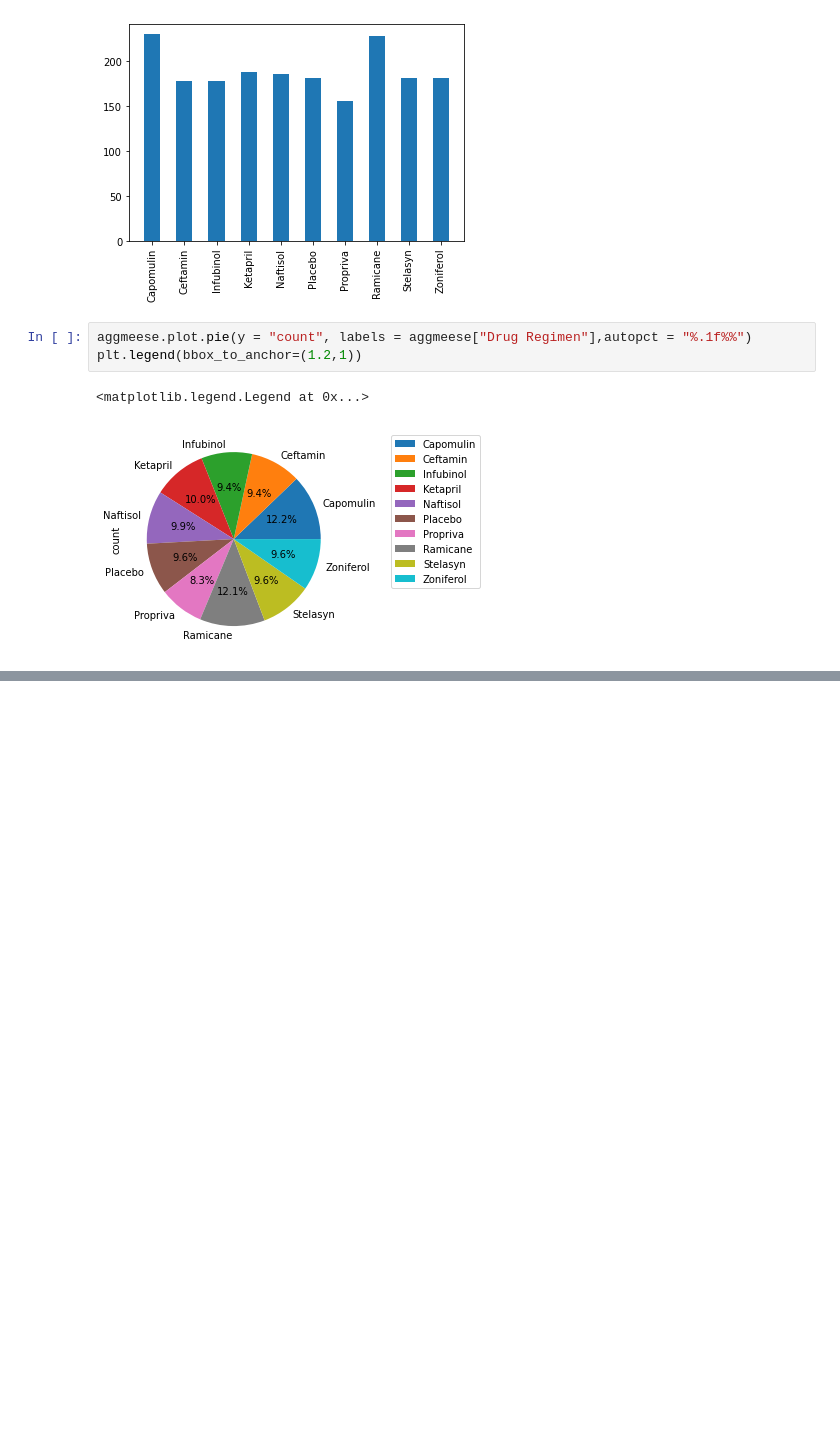
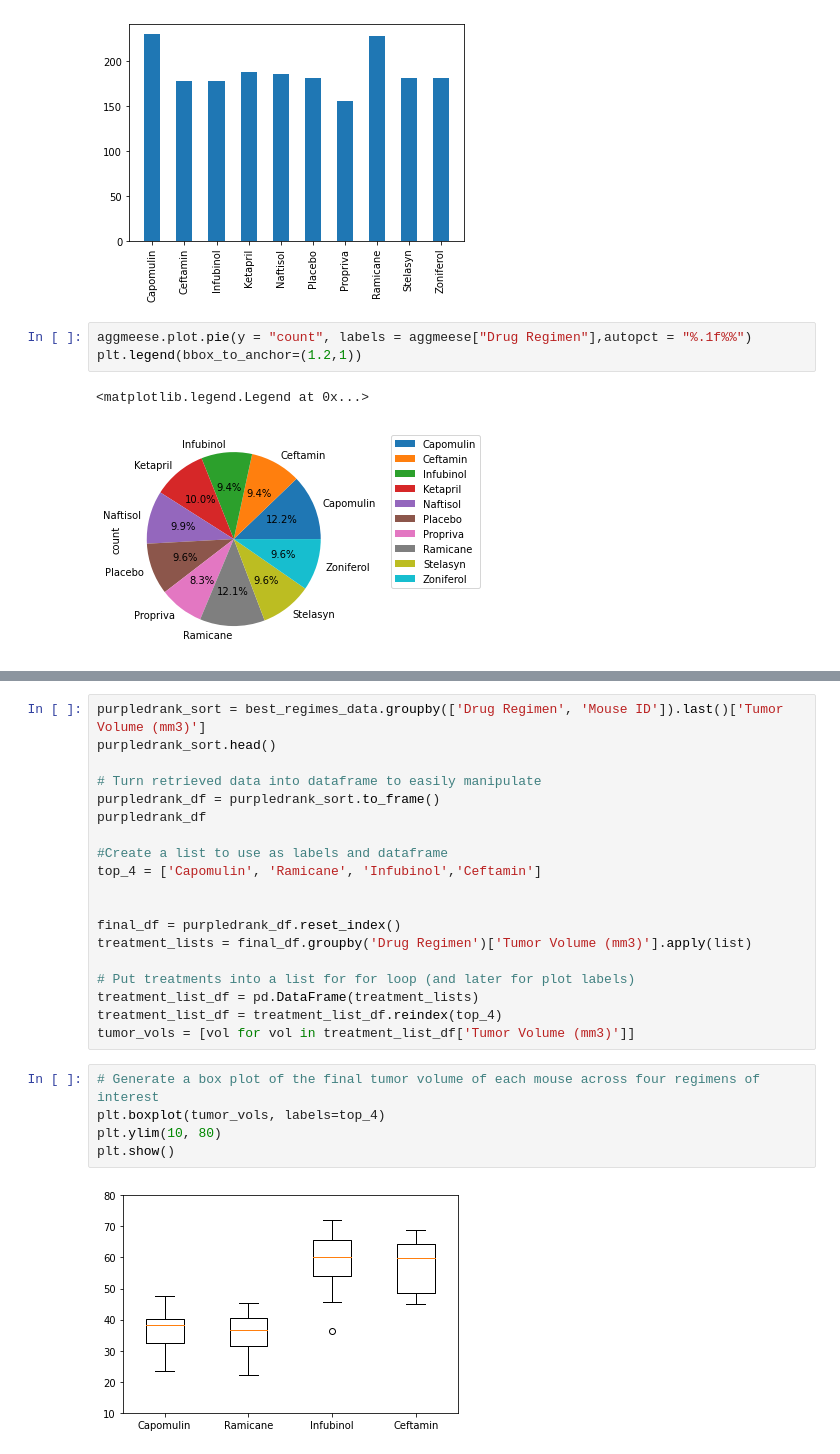
Before and after one commit to whoisjoshmills/Matplotlib_Challenge, a Jupyter notebook: pymaceuticals.ipynb, the cells around one changed output, grey strips where cells are left out. Drawn from its saved outputs; the diff is of its cells as text; blank space fills up the shorter version.

```diff
--- a/pymaceuticals.ipynb
+++ b/pymaceuticals.ipynb
@@ -148,0 +214,26 @@ plt.pie(aggmeese["count"],labels =aggmeese["Drug Regimen"],autopct = "%.1f%%")
+# %%
+purpledrank_sort = best_regimes_data.groupby(['Drug Regimen', 'Mouse ID']).last()['Tumor Volume (mm3)']
+purpledrank_sort.head()
+
+# Turn retrieved data into dataframe to easily manipulate
+purpledrank_df = purpledrank_sort.to_frame()
+purpledrank_df
+
+#Create a list to use as labels and dataframe
+top_4 = ['Capomulin', 'Ramicane', 'Infubinol','Ceftamin']
+
+
+final_df = purpledrank_df.reset_index()
+treatment_lists = final_df.groupby('Drug Regimen')['Tumor Volume (mm3)'].apply(list)
+
+# Put treatments into a list for for loop (and later for plot labels)
+treatment_list_df = pd.DataFrame(treatment_lists)
+treatment_list_df = treatment_list_df.reindex(top_4)
+tumor_vols = [vol for vol in treatment_list_df['Tumor Volume (mm3)']]
+# %%
+# Generate a box plot of the final tumor volume of each mouse across four regimens of interest
+plt.boxplot(tumor_vols, labels=top_4)
+plt.ylim(10, 80)
+plt.show()
+# %% [output]
+[figure, added]
```
Also changed, not shown: parts of 10 cells of this notebook.
